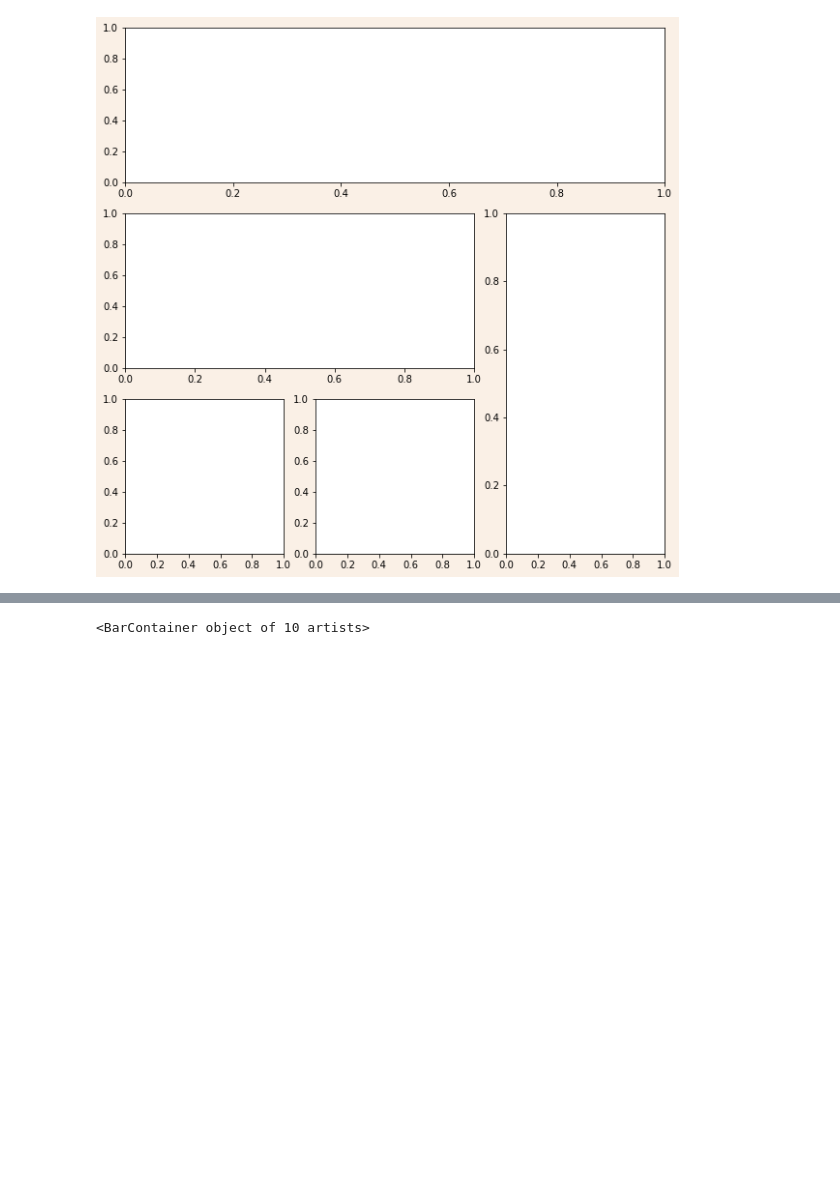
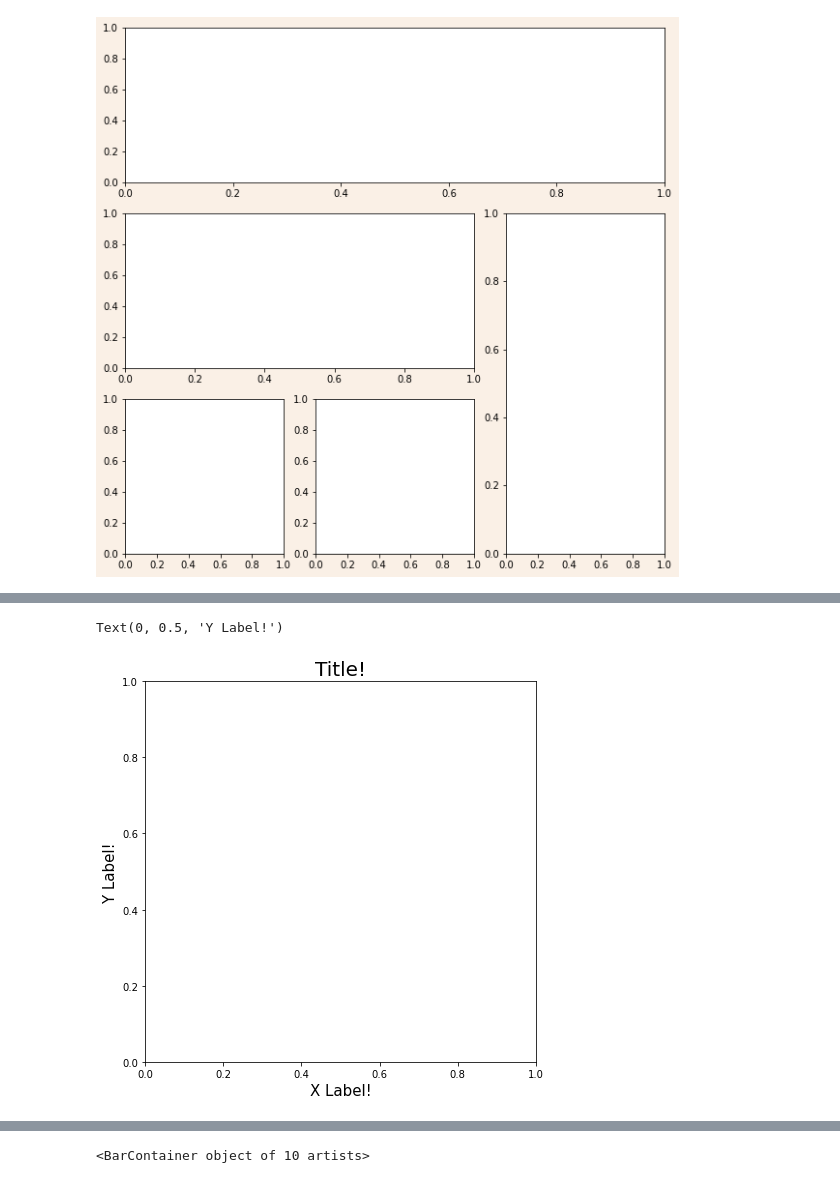
Before and after one commit to HongB1/2022-KHU-Bioinformatics-lab, a Jupyter notebook: code/Lab10 Matplotlib.ipynb, the cells around one changed output, grey strips where cells are left out. Drawn from its saved outputs; the diff is of its cells as text; code cells hidden in the pictures; blank space fills up the shorter version.

```diff
--- a/code/Lab10 Matplotlib.ipynb
+++ b/code/Lab10 Matplotlib.ipynb
@@ -243,0 +230,8 @@ for row, col in itertools.product(np.arange(2, 5), np.arange(0, 4)):
+# %%
+fig, ax = plt.subplots(figsize=(7, 7))
+ax.set_title('Title!', fontsize=20)
+ax.set_xlabel('X Label!', fontsize=15)
+ax.set_ylabel('Y Label!', fontsize=15)
+# %% [output]
+Text(0, 0.5, 'Y Label!')
+[figure, added]
```
Also changed, not shown: parts of 83 cells of this notebook.
